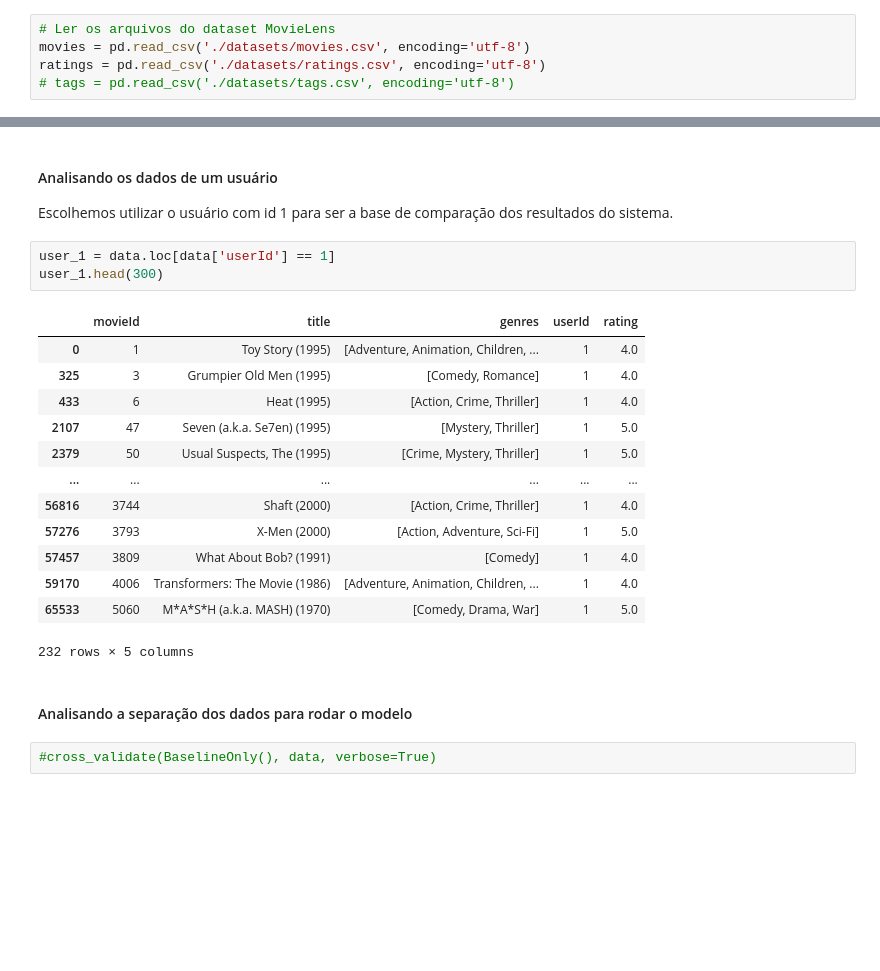
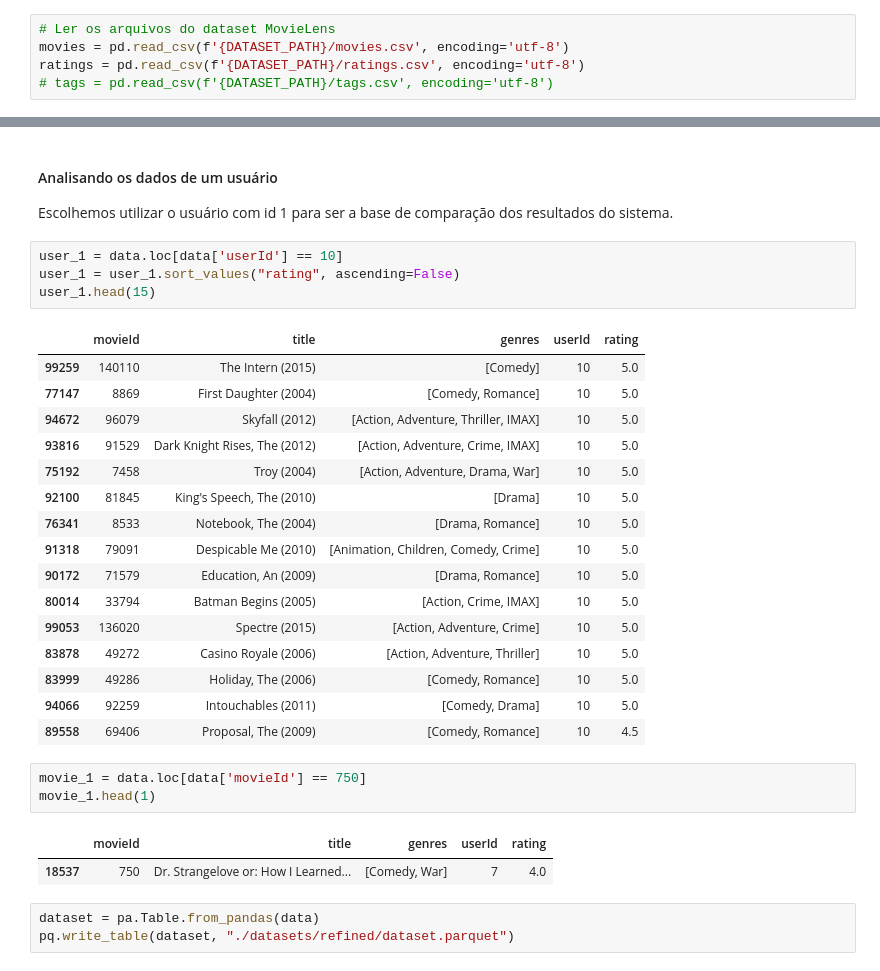
Before and after one commit to laracolorida/movie-match, a Jupyter notebook: data_pipeline.ipynb, the cells around one changed output, grey strips where cells are left out. Saved outputs shown, nothing was run; the diff lists cells and outputs as text; blank space fills up the shorter version.

```diff
--- a/data_pipeline.ipynb
+++ b/data_pipeline.ipynb
@@ -28,8 +32,8 @@ from surprise.model_selection import cross_validate
 # %%
 # Ler os arquivos do dataset MovieLens
-movies = pd.read_csv('./datasets/movies.csv', encoding='utf-8')
-ratings = pd.read_csv('./datasets/ratings.csv', encoding='utf-8')
-# tags = pd.read_csv('./datasets/tags.csv', encoding='utf-8')
+movies = pd.read_csv(f'{DATASET_PATH}/movies.csv', encoding='utf-8')
+ratings = pd.read_csv(f'{DATASET_PATH}/ratings.csv', encoding='utf-8')
+# tags = pd.read_csv(f'{DATASET_PATH}/tags.csv', encoding='utf-8')
 # %%
 # Agregrar as informações das avaliações aos filmes
 data = pd.merge(movies, ratings, on="movieId")
@@ -122,23 +126,32 @@ plt.show()
 
 Escolhemos utilizar o usuário com id 1 para ser a base de comparação dos resultados do sistema.
 # %%
-user_1 = data.loc[data['userId'] == 1]
-user_1.head(300)
+user_1 = data.loc[data['userId'] == 10]
+user_1 = user_1.sort_values("rating", ascending=False)
+user_1.head(15)
 # %% [output]
 |  | movieId | title | genres | userId | rating |
-| 0 | 1 | Toy Story (1995) | [Adventure, Animation, Children, ... | 1 | 4.0 |
-| 325 | 3 | Grumpier Old Men (1995) | [Comedy, Romance] | 1 | 4.0 |
-| 433 | 6 | Heat (1995) | [Action, Crime, Thriller] | 1 | 4.0 |
-| 2107 | 47 | Seven (a.k.a. Se7en) (1995) | [Mystery, Thriller] | 1 | 5.0 |
-| 2379 | 50 | Usual Suspects, The (1995) | [Crime, Mystery, Thriller] | 1 | 5.0 |
-| ... | ... | ... | ... | ... | ... |
-| 56816 | 3744 | Shaft (2000) | [Action, Crime, Thriller] | 1 | 4.0 |
-| 57276 | 3793 | X-Men (2000) | [Action, Adventure, Sci-Fi] | 1 | 5.0 |
-| 57457 | 3809 | What About Bob? (1991) | [Comedy] | 1 | 4.0 |
-| 59170 | 4006 | Transformers: The Movie (1986) | [Adventure, Animation, Children, ... | 1 | 4.0 |
-| 65533 | 5060 | M*A*S*H (a.k.a. MASH) (1970) | [Comedy, Drama, War] | 1 | 5.0 |
+| 99259 | 140110 | The Intern (2015) | [Comedy] | 10 | 5.0 |
+| 77147 | 8869 | First Daughter (2004) | [Comedy, Romance] | 10 | 5.0 |
+| 94672 | 96079 | Skyfall (2012) | [Action, Adventure, Thriller, IMAX] | 10 | 5.0 |
+| 93816 | 91529 | Dark Knight Rises, The (2012) | [Action, Adventure, Crime, IMAX] | 10 | 5.0 |
+| 75192 | 7458 | Troy (2004) | [Action, Adventure, Drama, War] | 10 | 5.0 |
+| 92100 | 81845 | King's Speech, The (2010) | [Drama] | 10 | 5.0 |
+| 76341 | 8533 | Notebook, The (2004) | [Drama, Romance] | 10 | 5.0 |
+| 91318 | 79091 | Despicable Me (2010) | [Animation, Children, Comedy, Crime] | 10 | 5.0 |
+| 90172 | 71579 | Education, An (2009) | [Drama, Romance] | 10 | 5.0 |
+| 80014 | 33794 | Batman Begins (2005) | [Action, Crime, IMAX] | 10 | 5.0 |
+| 99053 | 136020 | Spectre (2015) | [Action, Adventure, Crime] | 10 | 5.0 |
+| 83878 | 49272 | Casino Royale (2006) | [Action, Adventure, Thriller] | 10 | 5.0 |
+| 83999 | 49286 | Holiday, The (2006) | [Comedy, Romance] | 10 | 5.0 |
+| 94066 | 92259 | Intouchables (2011) | [Comedy, Drama] | 10 | 5.0 |
+| 89558 | 69406 | Proposal, The (2009) | [Comedy, Romance] | 10 | 4.5 |
-232 rows × 5 columns
-# %% [markdown]
-#### Analisando a separação dos dados para rodar o modelo
-# %%
-#cross_validate(BaselineOnly(), data, verbose=True)
+# %%
+movie_1 = data.loc[data['movieId'] == 750]
+movie_1.head(1)
+# %% [output]
+|  | movieId | title | genres | userId | rating |
+| 18537 | 750 | Dr. Strangelove or: How I Learned... | [Comedy, War] | 7 | 4.0 |
+# %%
+dataset = pa.Table.from_pandas(data)
+pq.write_table(dataset, "./datasets/refined/dataset.parquet")
```
Also changed, not shown: parts of 3 cells of this notebook, 16 other files.
